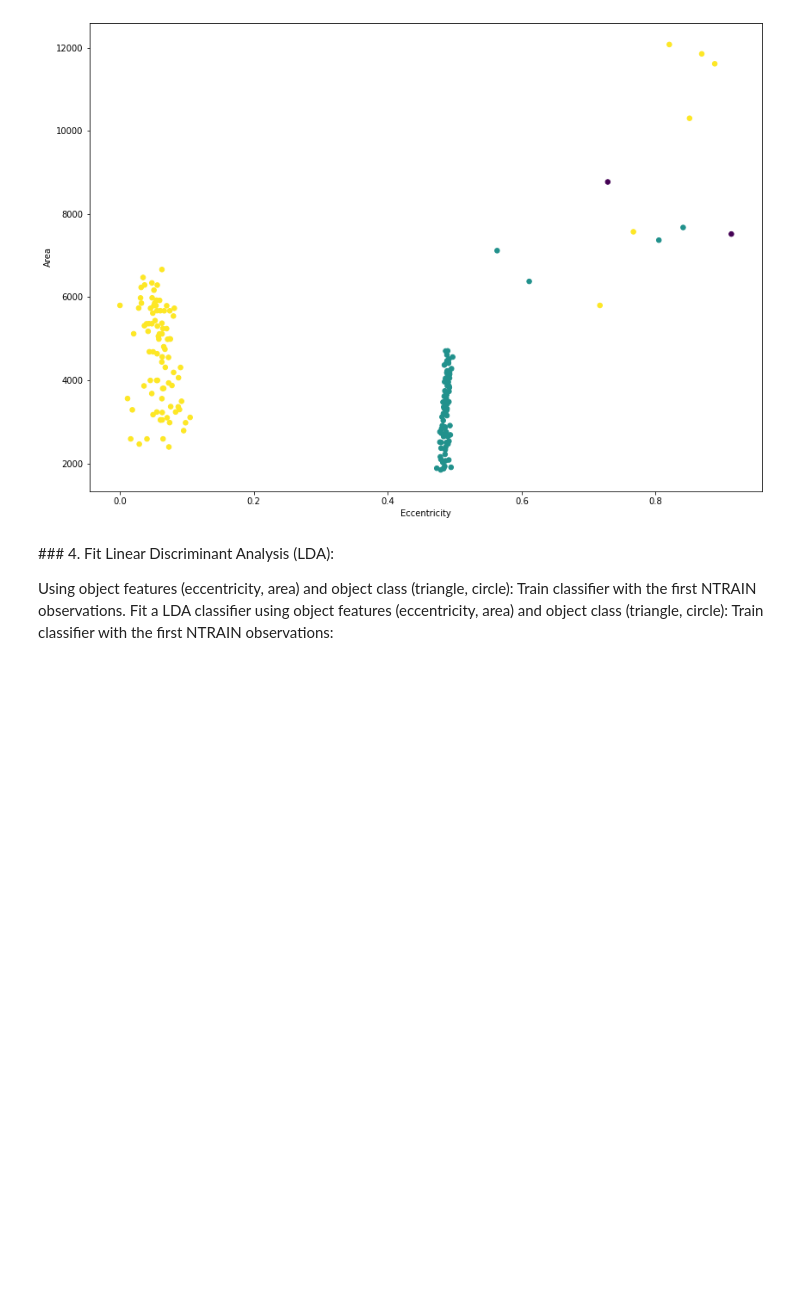
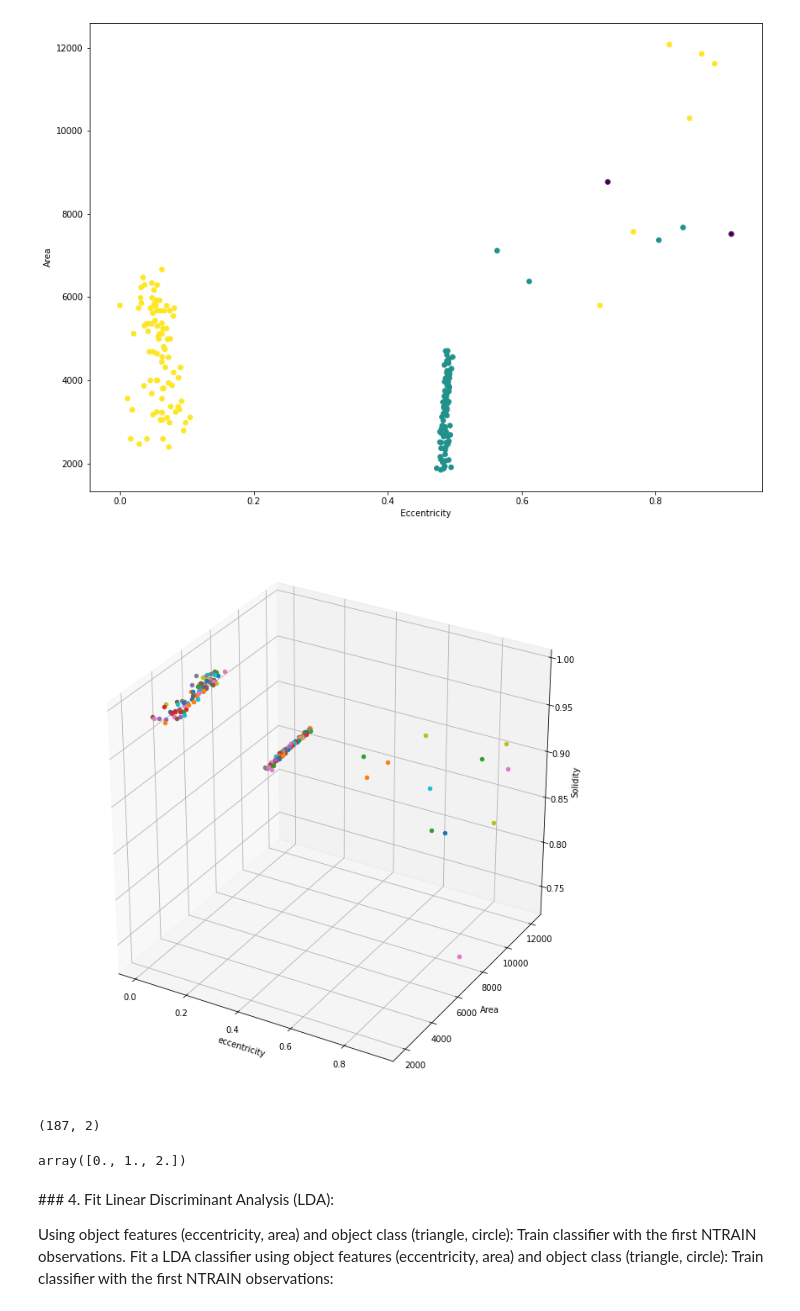
Before and after one commit to raulbenitez/NEUROIMAGING_AI, a Jupyter notebook: Classification/pattern_recognition_images.ipynb, the cells around one changed output. Drawn from its saved outputs; the diff is of its cells as text; code cells hidden in the pictures; blank space fills up the shorter version.

```diff
--- a/Classification/pattern_recognition_images.ipynb
+++ b/Classification/pattern_recognition_images.ipynb
@@ -88,7 +88,7 @@ from skimage.measure import regionprops
 props = regionprops(label_image)
 
 # Get relevant features (eccentricity and area, for instance)
-features = np.zeros((nregions,2))
+features = np.zeros((nregions,3))
 labels = np.zeros(nregions)
 # Save class label of each object (1: triangle, 2:circle)
 bw1 = np.array(IC[:,:,0]==0,dtype=np.uint8)
@@ -96,6 +96,8 @@ bw2 = np.array(IC[:,:,2]==0,dtype=np.uint8)
 for i in range(0,nregions):
     features[i,0] = props[i].eccentricity
     features[i,1] = props[i].area
+    features[i,2] = props[i].solidity
+
     labels[i] = bw1[np.int(props[i].centroid[0]),np.int(props[i].centroid[1])]+2*bw2[np.int(props[i].centroid[0]),np.int(props[i].centroid[1])]
 # %% [output]
 [figure]
@@ -112,6 +114,34 @@ plt.ylabel('Area')
 plt.show()
 # %% [output]
 [figure]
+# %%
+fig = plt.figure(figsize=(12,12))
+ax = fig.add_subplot(projection='3d')
+
+
+# For each set of style and range settings, plot n random points in the box
+# defined by x in [23, 32], y in [0, 100], z in [zlow, zhigh].
+for k in range(features.shape[0]):
+    xs = features[k,0]
+    ys = features[k,1]
+    zs = features[k,2]
+    ax.scatter(xs, ys, zs, marker='o')
+
+ax.set_xlabel('eccentricity')
+ax.set_ylabel('Area')
+ax.set_zlabel('Solidity')
+
+plt.show()
+# %% [output]
+[figure, added]
+# %%
+features.shape
+# %% [output]
+(187, 2)
+# %%
+np.unique(labels)
+# %% [output]
+array([0., 1., 2.])
 # %% [markdown]
 ### 4. Fit Linear Discriminant Analysis (LDA):
 
```
Also changed, not shown: parts of 15 cells of this notebook.
